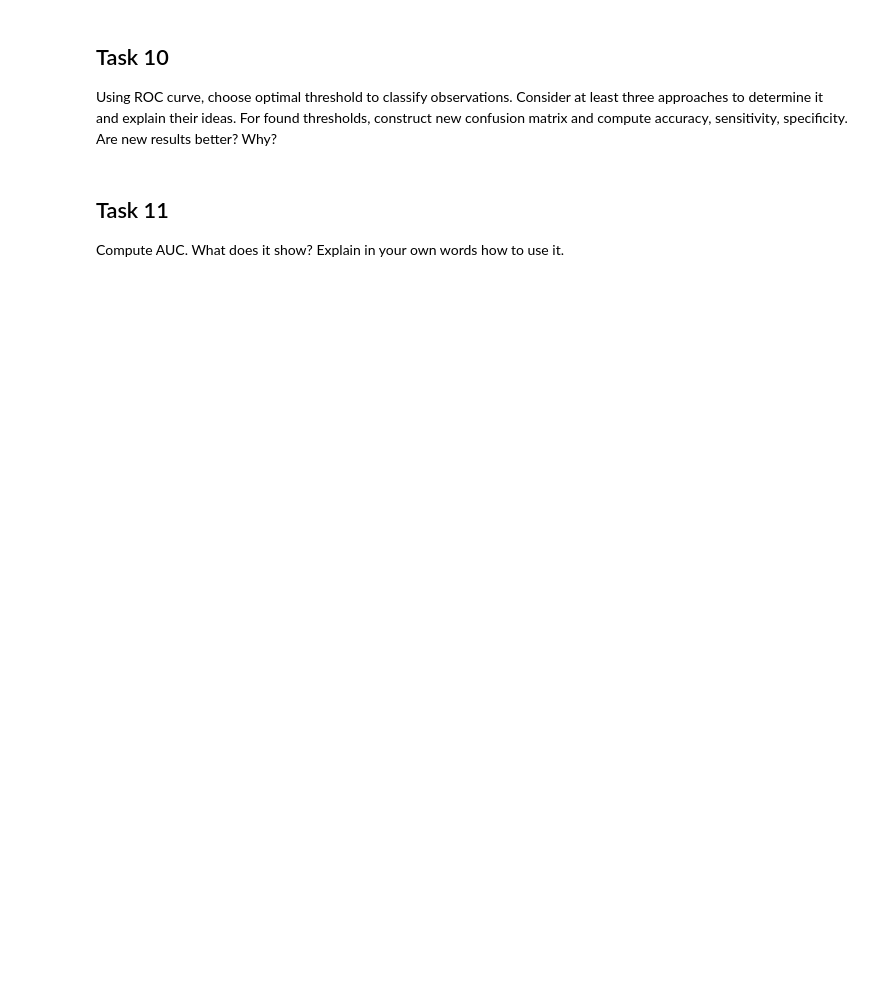
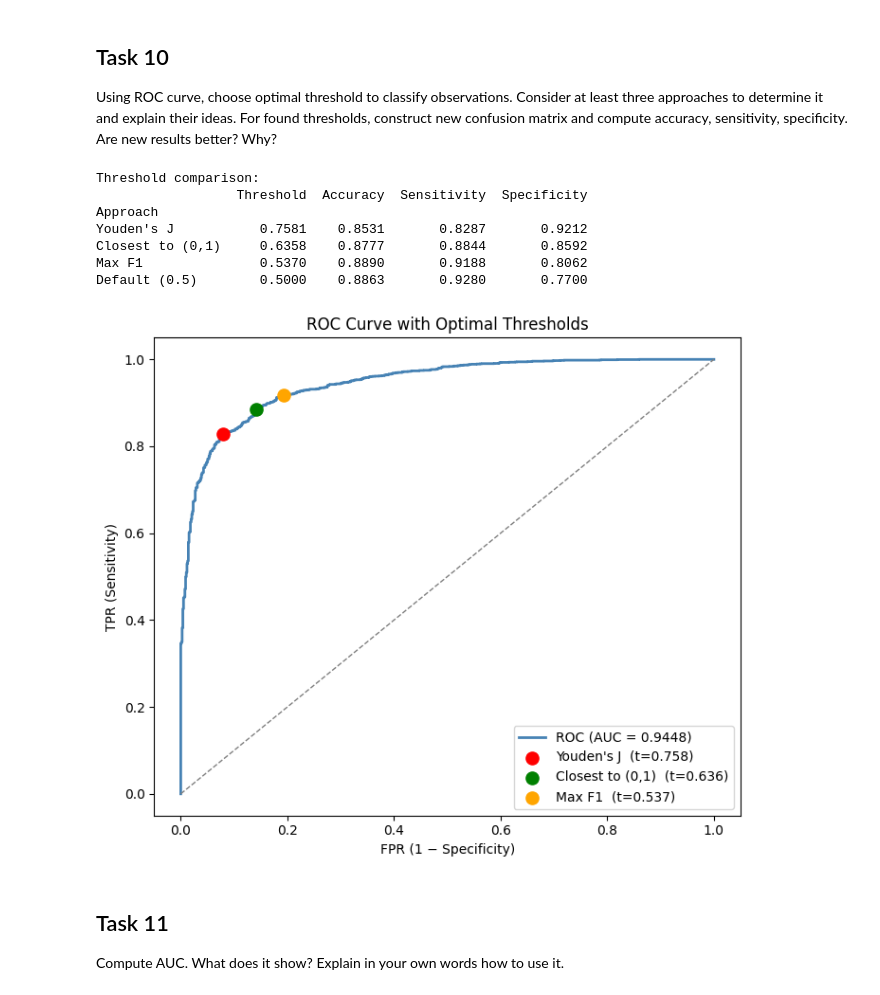
Before and after one commit to ykertytsky/ucu-econometrics, a Jupyter notebook: seminar_6/seminar_6.ipynb, the cells around one changed output. Saved outputs shown, nothing was run; the diff lists cells and outputs as text; code cells hidden in the pictures; blank space fills up the shorter version.

```diff
--- a/seminar_6/seminar_6.ipynb
+++ b/seminar_6/seminar_6.ipynb
@@ -43,6 +271,82 @@ Explain in your own words what ROC curve is. Why does ROC not depend on a specif
 # %% [markdown]
 ## Task 10
 Using ROC curve, choose optimal threshold to classify observations. Consider at least three approaches to determine it and explain their ideas. For found thresholds, construct new confusion matrix and compute accuracy, sensitivity, specificity. Are new results better? Why?
+# %%
+# Task 10: Optimal threshold — three approaches
+from sklearn.metrics import f1_score
+
+# --- Approach 1: Youden's J statistic — maximises (Sensitivity + Specificity − 1) ---
+J = tpr - fpr
+idx_youden = np.argmax(J)
+threshold_youden = roc_thresholds[idx_youden]
+
+# --- Approach 2: Closest point to (0, 1) — minimises Euclidean distance to perfect classifier ---
+dist = np.sqrt(fpr**2 + (1 - tpr)**2)
+idx_closest = np.argmin(dist)
+threshold_closest = roc_thresholds[idx_closest]
+
+# --- Approach 3: Maximise F1 score — balances precision and recall ---
+f1_scores = [
+    f1_score(task2_df['EH'], (task2_df['p_hat'] >= t).astype(int))
+    for t in roc_thresholds
+]
+idx_f1 = np.argmax(f1_scores)
+threshold_f1 = roc_thresholds[idx_f1]
+
+# Helper: compute confusion-matrix-based metrics
+def clf_metrics(y_true, y_pred):
+    tn, fp, fn, tp = confusion_matrix(y_true, y_pred).ravel()
+    return {
+        'Threshold': None,
+        'Accuracy':    round((tp + tn) / len(y_true), 4),
+        'Sensitivity': round(tp / (tp + fn),           4),
+        'Specificity': round(tn / (tn + fp),           4),
+    }
+
+rows = []
+for approach, t in [("Youden's J",        threshold_youden),
+                    ("Closest to (0,1)",   threshold_closest),
+                    ("Max F1",             threshold_f1)]:
+    preds = (task2_df['p_hat'] >= t).astype(int)
+    m = clf_metrics(task2_df['EH'], preds)
+    m['Threshold'] = round(t, 4)
+    rows.append({'Approach': approach, **m})
+
+# Add default 0.5 for comparison
+preds_def = (task2_df['p_hat'] >= 0.5).astype(int)
+m_def = clf_metrics(task2_df['EH'], preds_def)
+m_def['Threshold'] = 0.5
+rows.append({'Approach': 'Default (0.5)', **m_def})
+
+results_df = pd.DataFrame(rows).set_index('Approach')
+print("Threshold comparison:")
+print(results_df.to_string())
+
+# Plot ROC with optimal thresholds marked
+fig, ax = plt.subplots(figsize=(7, 6))
+ax.plot(fpr, tpr, color='steelblue', lw=2, label=f'ROC (AUC = {roc_auc:.4f})')
+ax.plot([0, 1], [0, 1], color='gray', linestyle='--', lw=1)
+colors = ['red', 'green', 'orange']
+for (name, t), c in zip([("Youden's J", threshold_youden),
+                          ("Closest to (0,1)", threshold_closest),
+                          ("Max F1", threshold_f1)], colors):
+    idx = np.argmin(np.abs(roc_thresholds - t))
+    ax.scatter(fpr[idx], tpr[idx], color=c, s=90, zorder=5, label=f'{name}  (t={t:.3f})')
+ax.set_xlabel('FPR (1 − Specificity)')
+ax.set_ylabel('TPR (Sensitivity)')
+ax.set_title('ROC Curve with Optimal Thresholds')
+ax.legend(loc='lower right')
+plt.tight_layout()
+plt.show()
+# %% [output]
+Threshold comparison:
+                  Threshold  Accuracy  Sensitivity  Specificity
+Approach
+Youden's J           0.7581    0.8531       0.8287       0.9212
+Closest to (0,1)     0.6358    0.8777       0.8844       0.8592
+Max F1               0.5370    0.8890       0.9188       0.8062
+Default (0.5)        0.5000    0.8863       0.9280       0.7700
+[figure, added]
 # %% [markdown]
 ## Task 11
 Compute AUC. What does it show? Explain in your own words how to use it.
```
Also changed, not shown: parts of 8 cells of this notebook, 13 other files.
